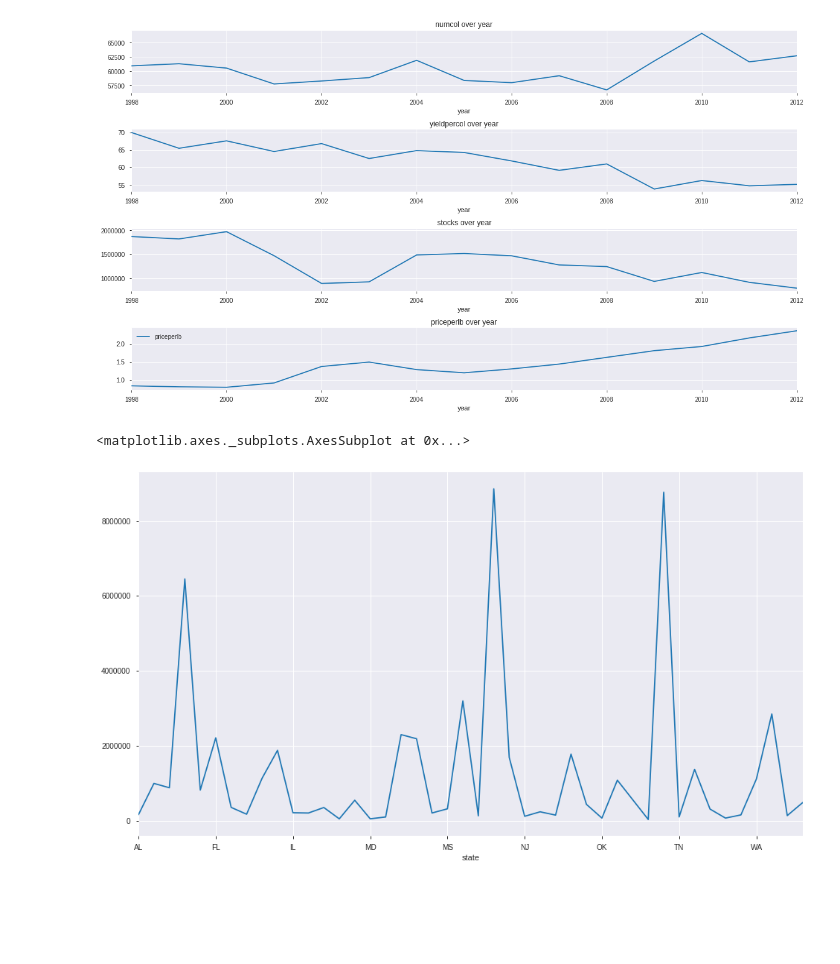
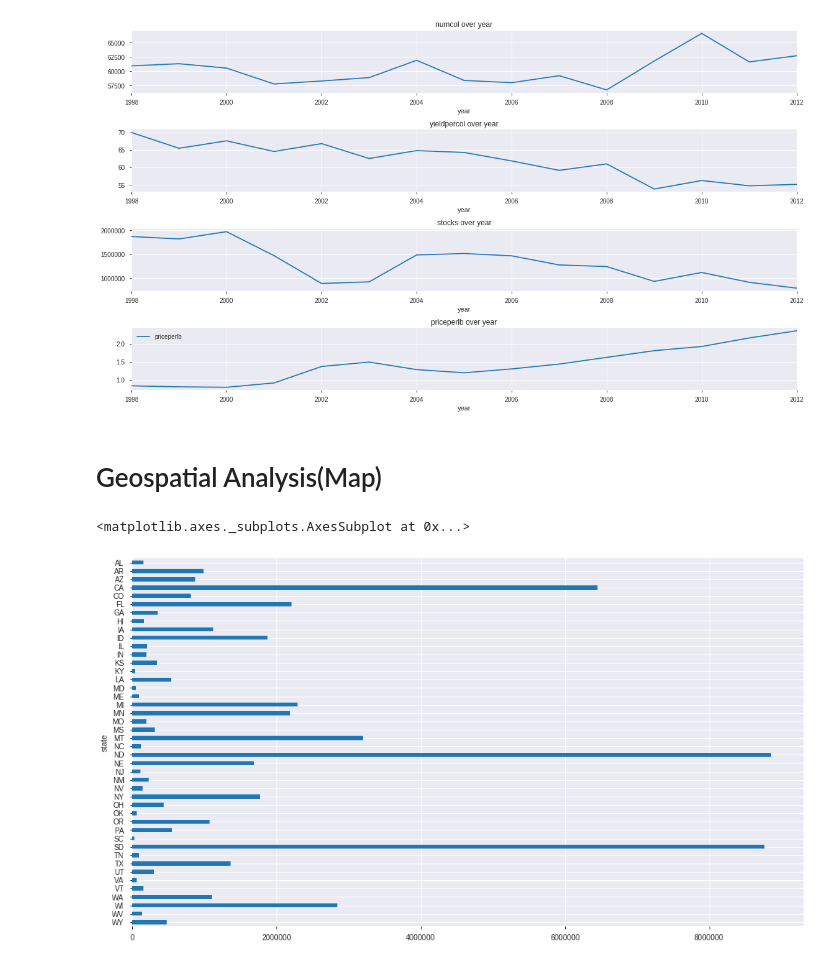
Before and after one commit to nonoumasy/honey-bee-production-1998-2012, a Jupyter notebook: Honey_Bee_Production_19989_2012.ipynb, the cells around one changed output. Saved outputs shown, nothing was run; the diff lists cells and outputs as text; code cells hidden in the pictures; blank space fills up the shorter version.

```diff
--- a/Honey_Bee_Production_19989_2012.ipynb
+++ b/Honey_Bee_Production_19989_2012.ipynb
@@ -95,8 +111,11 @@ plt.legend()
 # %% [output]
 <matplotlib.legend.Legend at 0x...>
 [figure]
+# %% [markdown]
+# Geospatial Analysis(Map)
 # %%
-honey_df.groupby('state')['stocks'].mean().plot(figsize=(16,9))
+#groupby states
+honey_df.groupby('state')['stocks'].mean()[::-1].plot(kind='barh', figsize=(16,9))
 # %% [output]
 <matplotlib.axes._subplots.AxesSubplot at 0x...>
-[figure, old version]
+[figure, new version]
```
Also changed, not shown: parts of 11 cells of this notebook.
